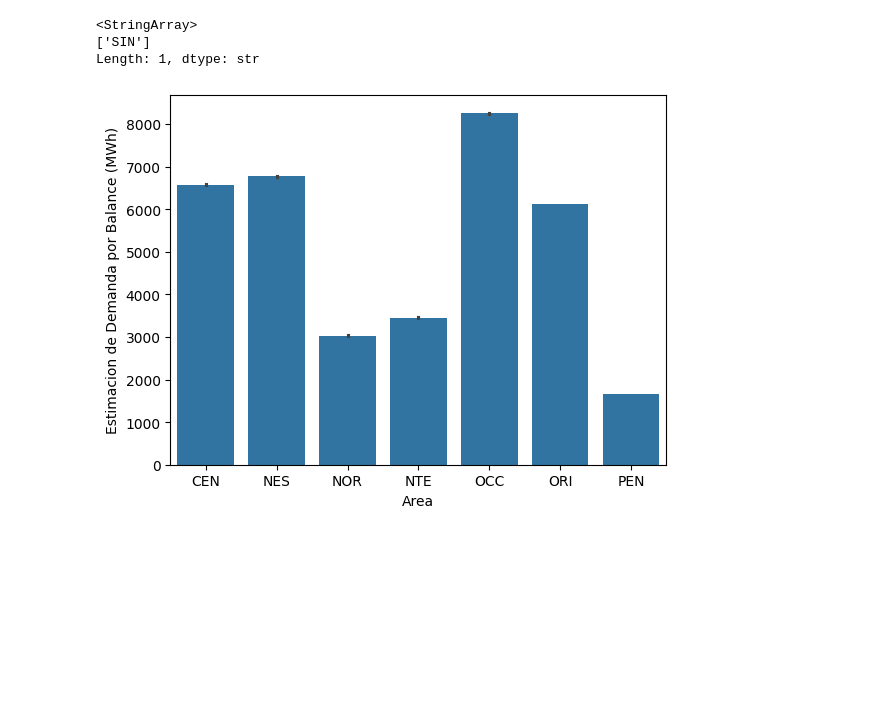
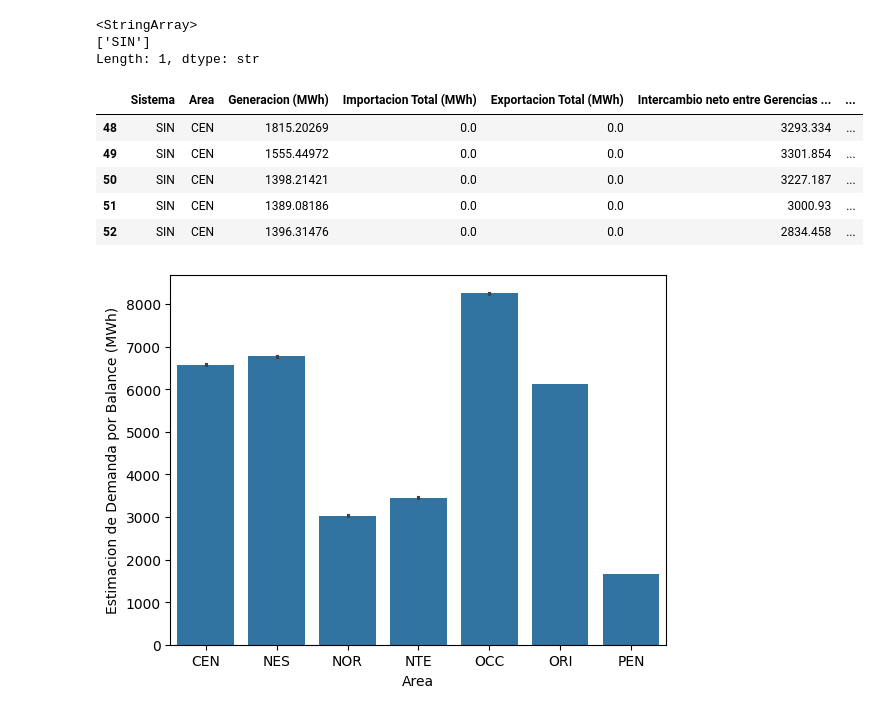
Before and after one commit to UlisesACC/Modelado-Predictivo, a Jupyter notebook: regresion/EDA.ipynb, the cells around one changed output. Drawn from its saved outputs; the diff is of its cells as text; code cells hidden in the pictures; blank space fills up the shorter version.

```diff
--- a/regresion/EDA.ipynb
+++ b/regresion/EDA.ipynb
@@ -426,6 +426,15 @@ df_sin["Sistema"].unique()
 <StringArray>
 ['SIN']
 Length: 1, dtype: str
+# %%
+df_sin.head()
+# %% [output]
+|  | Sistema | Area | Generacion (MWh) | Importacion Total (MWh) | Exportacion Total (MWh) | Intercambio neto entre Gerencias ... | ... |
+| 48 | SIN | CEN | 1815.20269 | 0.0 | 0.0 | 3293.334 | ... |
+| 49 | SIN | CEN | 1555.44972 | 0.0 | 0.0 | 3301.854 | ... |
+| 50 | SIN | CEN | 1398.21421 | 0.0 | 0.0 | 3227.187 | ... |
+| 51 | SIN | CEN | 1389.08186 | 0.0 | 0.0 | 3000.93 | ... |
+| 52 | SIN | CEN | 1396.31476 | 0.0 | 0.0 | 2834.458 | ... |
 # %%
 ## Se realliza ahora el análsisi con el filtro de sistema SIN para las aréas.df
 
```
Also changed, not shown: parts of 8 cells of this notebook.
